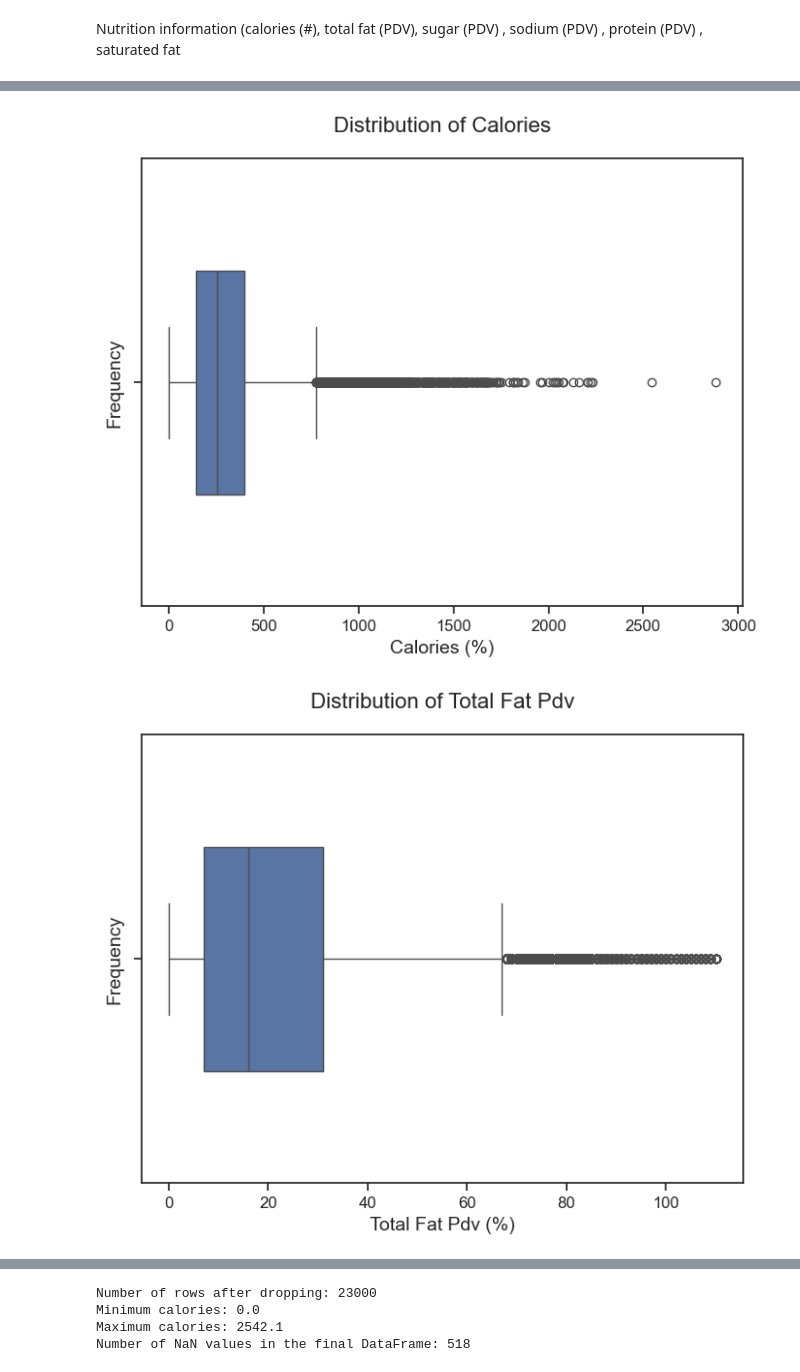
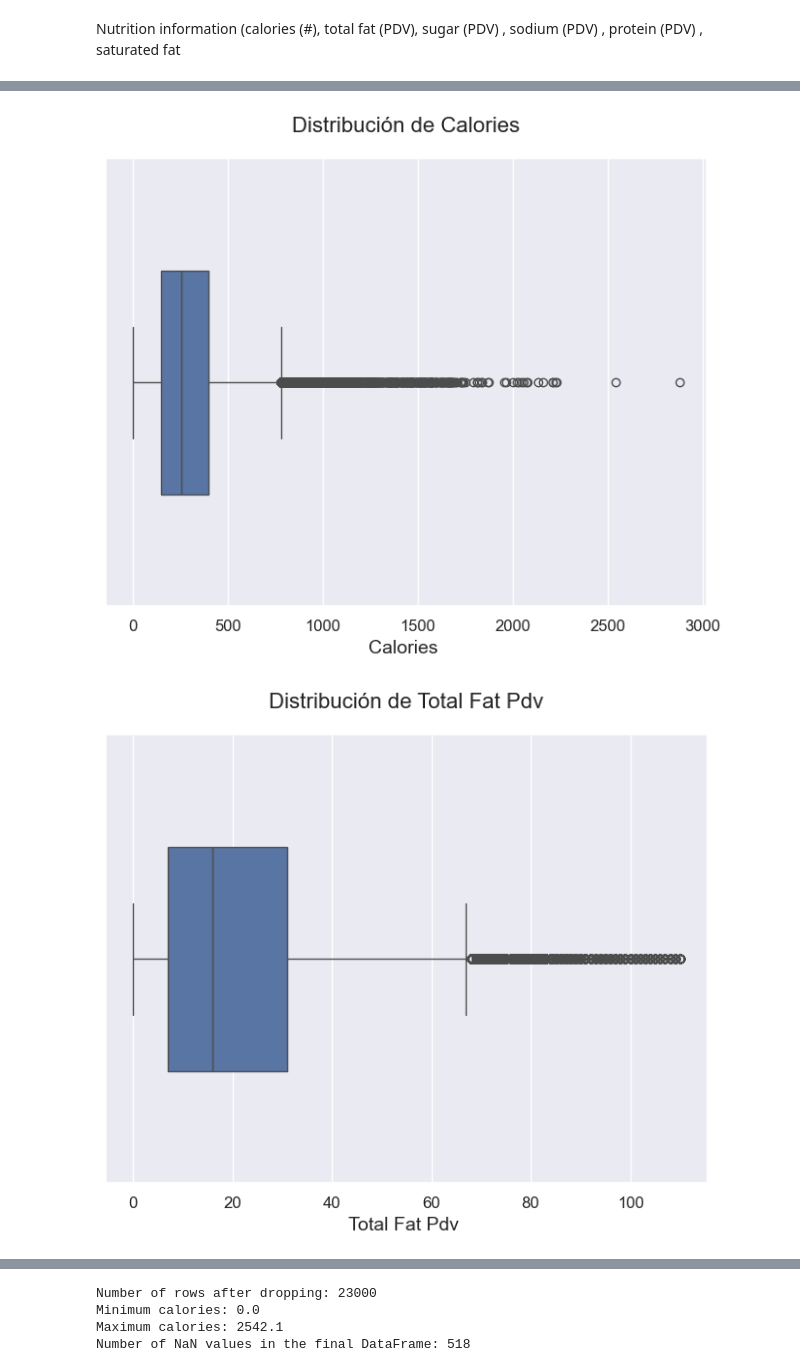
Before and after one commit to Danny-CA/NutriBase, a Jupyter notebook: proyecto.ipynb, the cells around one changed output, grey strips where cells are left out. Saved outputs shown, nothing was run; the diff lists cells and outputs as text; code cells hidden in the pictures.

```diff
--- a/proyecto.ipynb
+++ b/proyecto.ipynb
@@ -6,9 +6,9 @@ import numpy as np
 import seaborn as sns
 import matplotlib.pyplot as plt
 # %%
-sns.set_theme(style="ticks")
+sns.set_theme()
 # %%
-df = pd.read_csv('./RAW_recipes.csv')
+df = pd.read_csv('/Users/diegomaldonadocastro/Desktop/Semestre 6/archive/RAW_recipes.csv')
 # %%
 df.info()
 # %% [output]
@@ -52,9 +56,8 @@ nutrition_columns = [
 for column in nutrition_columns:
     plt.figure(figsize=(8, 6))
     sns.boxplot(x=df[column], width=0.5)
-    plt.title(f"Distribution of {column.replace('_', ' ').title()}", fontsize=16, pad=20)
-    plt.xlabel(f"{column.replace('_', ' ').title()} (%)", fontsize=14)
-    plt.ylabel("Frequency", fontsize=14)
+    plt.title(f"Distribución de {column.replace('_', ' ').title()}", fontsize=16, pad=20)
+    plt.xlabel(f"{column.replace('_', ' ').title()}", fontsize=14)
     plt.xticks(fontsize=12)
     plt.yticks(fontsize=12)
     plt.show()
@@ -77,14 +80,13 @@ df = df.drop(df[df['carbohydrates_pdv'] > 110].index)
 # %%
 
 for column in nutrition_columns:
     plt.figure(figsize=(8, 6))
     sns.boxplot(x=df[column], width=0.5)
-    plt.title(f"Distribution of {column.replace('_', ' ').title()}", fontsize=16, pad=20)
-    plt.xlabel(f"{column.replace('_', ' ').title()} (%)", fontsize=14)
-    plt.ylabel("Frequency", fontsize=14)
+    plt.title(f"Distribución de {column.replace('_', ' ').title()}", fontsize=16, pad=20)
+    plt.xlabel(f"{column.replace('_', ' ').title()} ", fontsize=14)
     plt.xticks(fontsize=12)
     plt.yticks(fontsize=12)
     plt.show()
 # %% [output]
-[figure, old version]
+[figure, new version]
-[figure, old version]
+[figure, new version]
```
Also changed, not shown: parts of 4 cells of this notebook.
